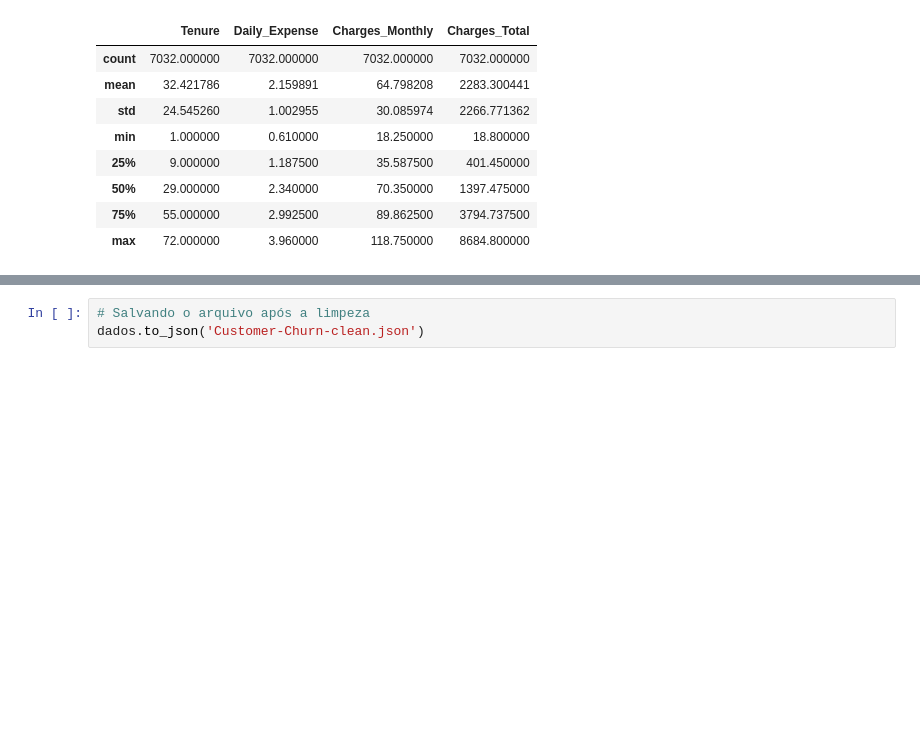
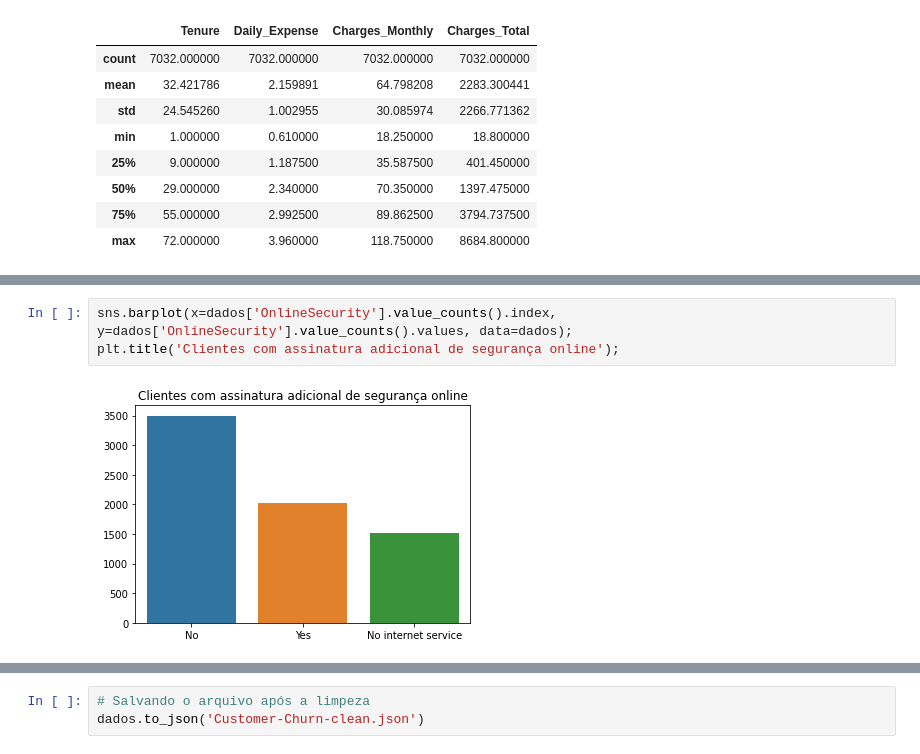
Before and after one commit to andre-almd/Alura_Challenge_Data_Science, a Jupyter notebook: Semana 01 - Entendimento dos Dados/Challenge_Alura_Voz_Semana_1.ipynb, the cells around one changed output, grey strips where cells are left out. Cells and saved outputs as stored; diff of their text form; blank space fills up the shorter version.

```diff
--- a/Semana 01 - Entendimento dos Dados/Challenge_Alura_Voz_Semana_1.ipynb
+++ b/Semana 01 - Entendimento dos Dados/Challenge_Alura_Voz_Semana_1.ipynb
@@ -357,0 +373,5 @@ dados.describe()
+# %%
+sns.barplot(x=dados['OnlineSecurity'].value_counts().index, y=dados['OnlineSecurity'].value_counts().values, data=dados);
+plt.title('Clientes com assinatura adicional de segurança online');
+# %% [output]
+[figure, added]
```
Also changed, not shown: parts of 12 cells of this notebook.
